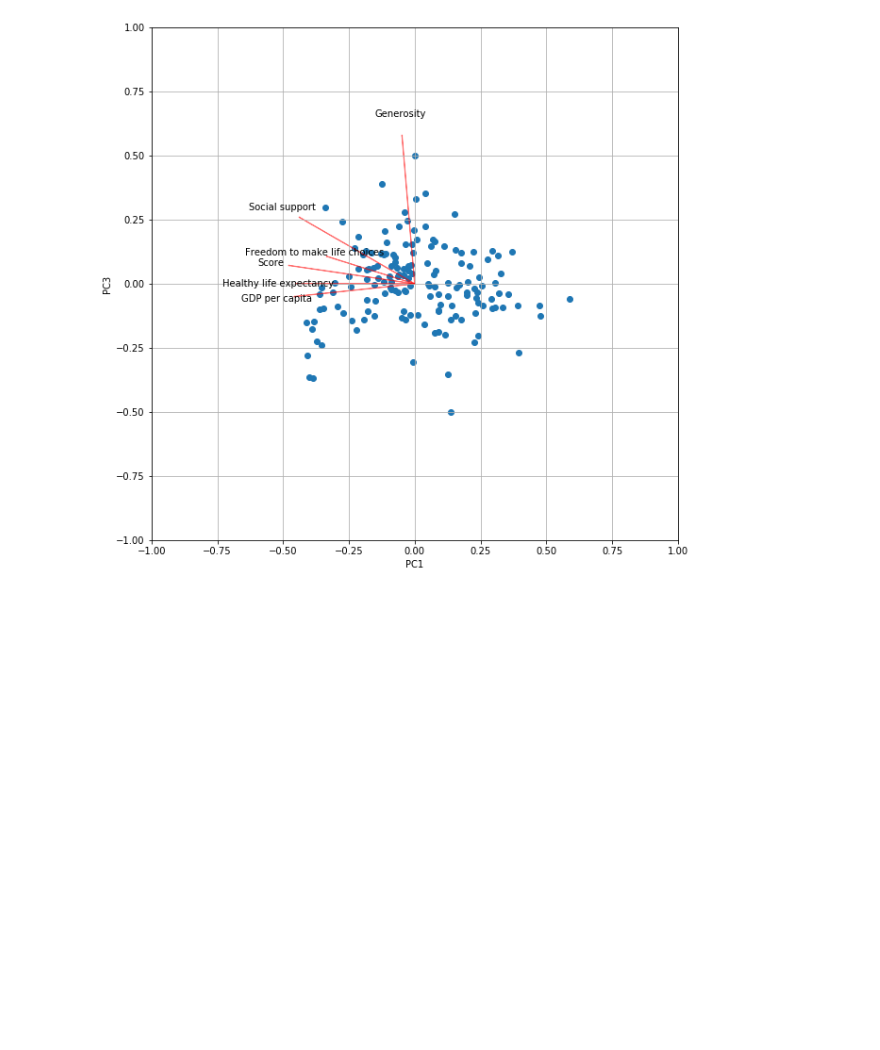
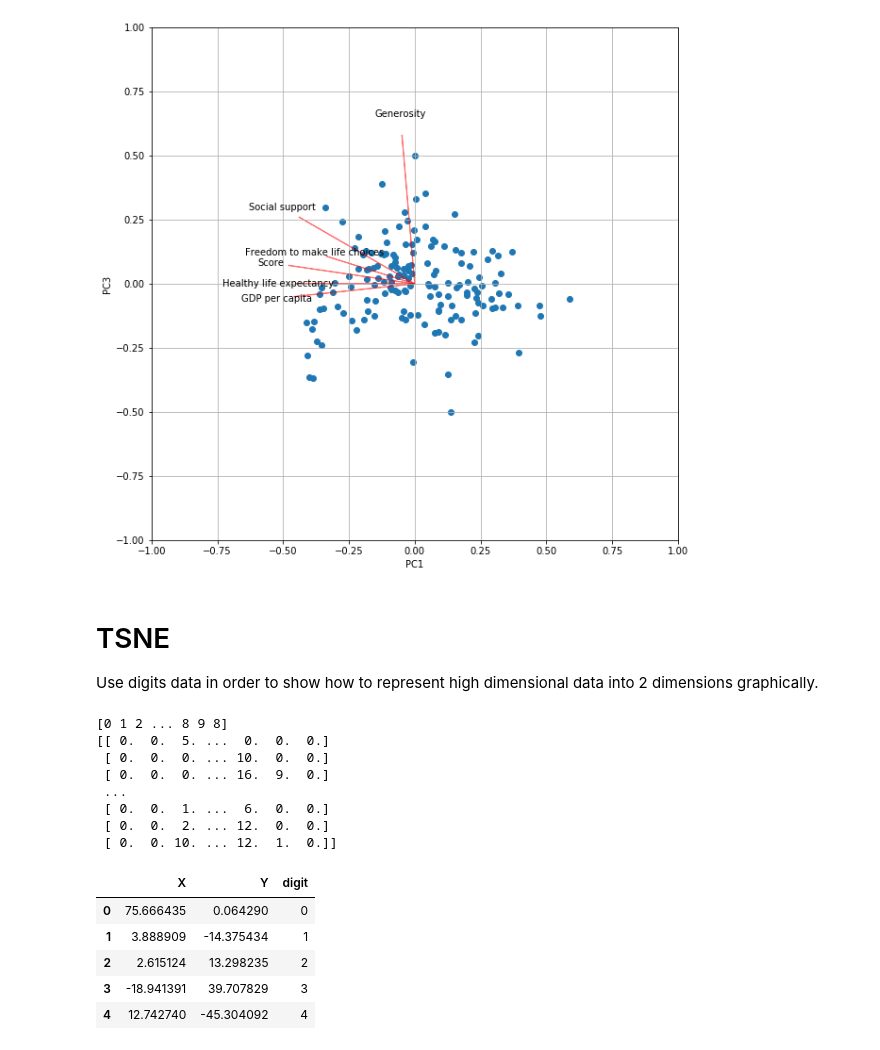
Before and after one commit to rootstrap/ml-training, a Jupyter notebook: dimension_reduction.ipynb, the cells around one changed output. Drawn from its saved outputs; the diff is of its cells as text; code cells hidden in the pictures; blank space fills up the shorter version.

```diff
--- a/dimension_reduction.ipynb
+++ b/dimension_reduction.ipynb
@@ -283,3 +283,40 @@ biplot(scores,pcs.components_,2,3,(10,10),labels=features.columns)
 biplot(scores,pcs.components_,1,3,(10,10),labels=features.columns)
 # %% [output]
 [figure]
+# %% [markdown]
+# TSNE
+Use digits data in order to show how to represent high dimensional data into 2 dimensions graphically.
+# %%
+import matplotlib.pyplot as plt
+import seaborn as sns
+%matplotlib inline
+import pandas as pd
+from sklearn.datasets import load_digits
+from sklearn.manifold import TSNE
+import numpy as np
+digits = load_digits()
+print(digits.target)
+print(digits.data)
+tsne = TSNE(n_components=2, random_state=0)
+tsne_result= tsne.fit_transform(digits.data)
+tsne_df = pd.DataFrame({'X':tsne_result[:,0],
+                        'Y':tsne_result[:,1],
+                        'digit':digits.target})
+
+
+tsne_df.head()
+# %% [output]
+[0 1 2 ... 8 9 8]
+[[ 0.  0.  5. ...  0.  0.  0.]
+ [ 0.  0.  0. ... 10.  0.  0.]
+ [ 0.  0.  0. ... 16.  9.  0.]
+ ...
+ [ 0.  0.  1. ...  6.  0.  0.]
+ [ 0.  0.  2. ... 12.  0.  0.]
+ [ 0.  0. 10. ... 12.  1.  0.]]
+|  | X | Y | digit |
+| 0 | 75.666435 | 0.064290 | 0 |
+| 1 | 3.888909 | -14.375434 | 1 |
+| 2 | 2.615124 | 13.298235 | 2 |
+| 3 | -18.941391 | 39.707829 | 3 |
+| 4 | 12.742740 | -45.304092 | 4 |
```
Also changed, not shown: parts of 2 cells of this notebook, 10 other files.
